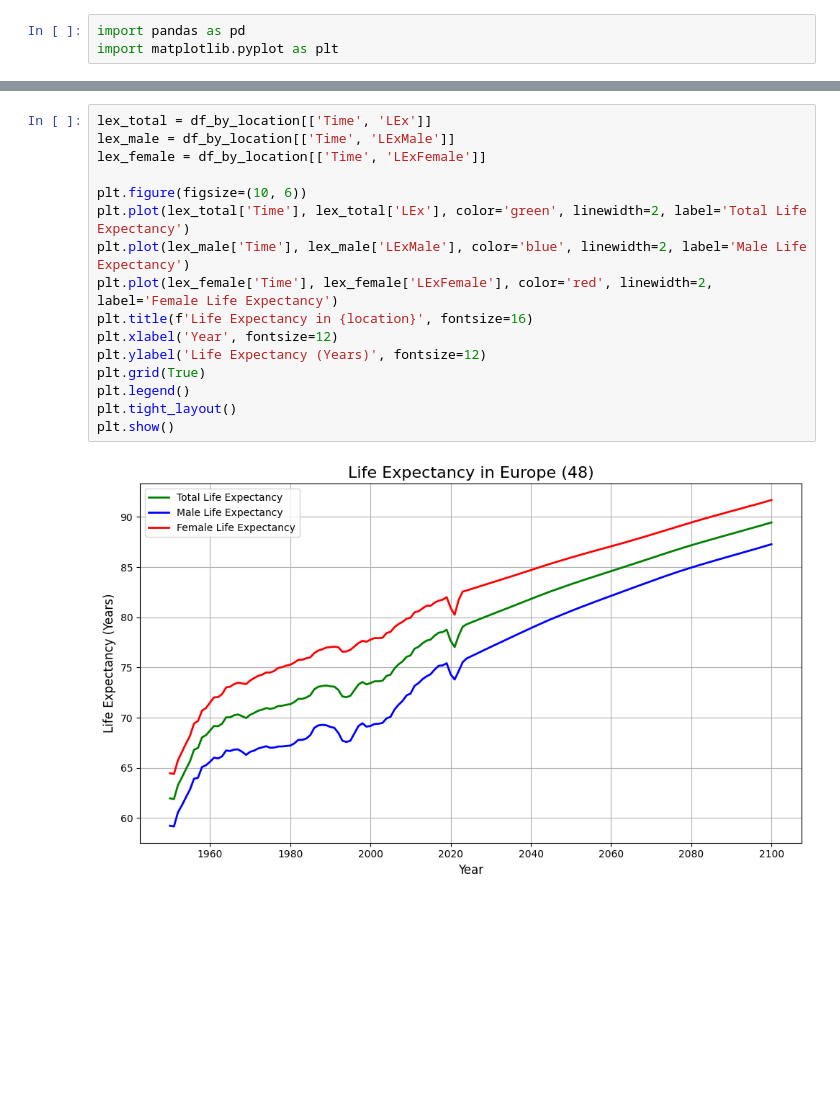
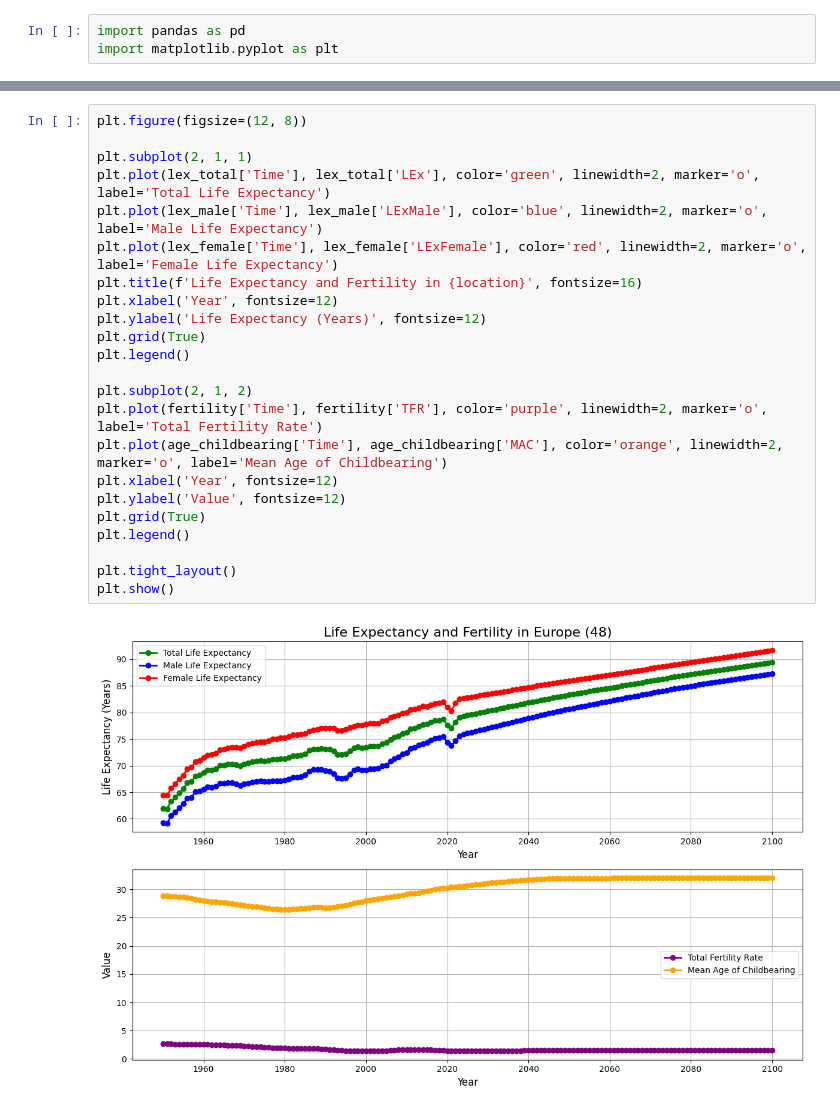
Before and after one commit to Y1-Bit/Population-Insights, a Jupyter notebook: notebooks/population_analysis.ipynb, the cells around one changed output, grey strips where cells are left out. Drawn from its saved outputs; the diff is of its cells as text; blank space fills up the shorter version.

Commit message:
Group charts by categories

```diff
--- a/notebooks/population_analysis.ipynb
+++ b/notebooks/population_analysis.ipynb
@@ -56,18 +52,25 @@ plt.show()
 # %%
-lex_total = df_by_location[['Time', 'LEx']]
-lex_male = df_by_location[['Time', 'LExMale']]
-lex_female = df_by_location[['Time', 'LExFemale']]
+plt.figure(figsize=(12, 8))
 
-plt.figure(figsize=(10, 6))
-plt.plot(lex_total['Time'], lex_total['LEx'], color='green', linewidth=2, label='Total Life Expectancy')
-plt.plot(lex_male['Time'], lex_male['LExMale'], color='blue', linewidth=2, label='Male Life Expectancy')
-plt.plot(lex_female['Time'], lex_female['LExFemale'], color='red', linewidth=2, label='Female Life Expectancy')
-plt.title(f'Life Expectancy in {location}', fontsize=16)
+plt.subplot(2, 1, 1)
+plt.plot(lex_total['Time'], lex_total['LEx'], color='green', linewidth=2, marker='o', label='Total Life Expectancy')
+plt.plot(lex_male['Time'], lex_male['LExMale'], color='blue', linewidth=2, marker='o', label='Male Life Expectancy')
+plt.plot(lex_female['Time'], lex_female['LExFemale'], color='red', linewidth=2, marker='o', label='Female Life Expectancy')
+plt.title(f'Life Expectancy and Fertility in {location}', fontsize=16)
 plt.xlabel('Year', fontsize=12)
 plt.ylabel('Life Expectancy (Years)', fontsize=12)
 plt.grid(True)
 plt.legend()
+
+plt.subplot(2, 1, 2)
+plt.plot(fertility['Time'], fertility['TFR'], color='purple', linewidth=2, marker='o', label='Total Fertility Rate')
+plt.plot(age_childbearing['Time'], age_childbearing['MAC'], color='orange', linewidth=2, marker='o', label='Mean Age of Childbearing')
+plt.xlabel('Year', fontsize=12)
+plt.ylabel('Value', fontsize=12)
+plt.grid(True)
+plt.legend()
+
 plt.tight_layout()
 plt.show()
 # %% [output]
-[figure, old version]
+[figure, new version]
```
Also changed, not shown: parts of 9 cells of this notebook.
